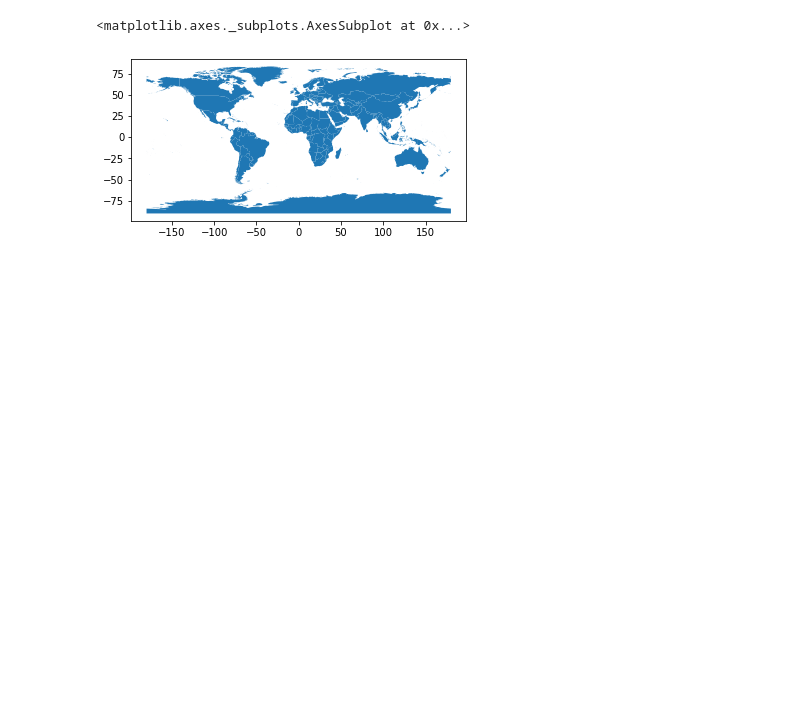
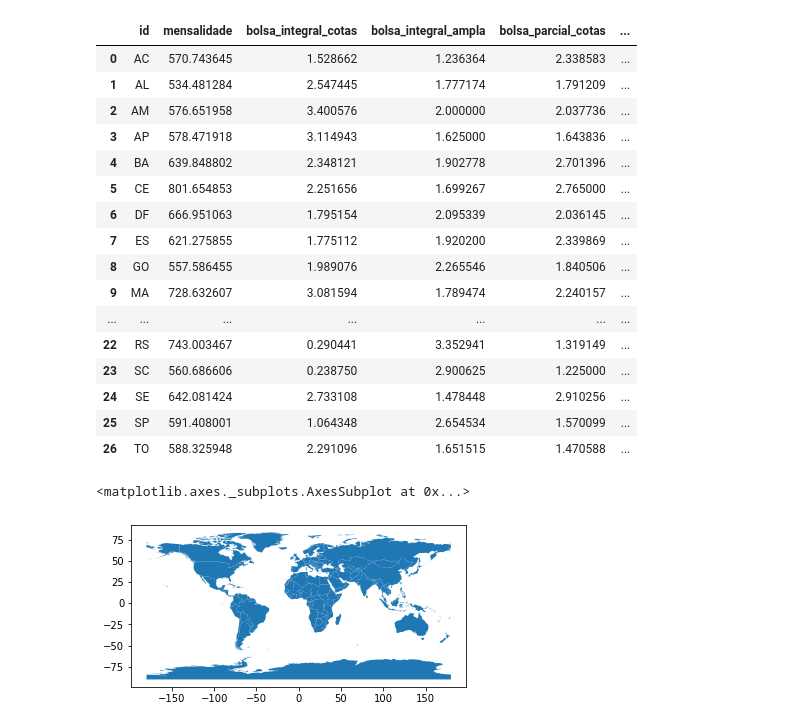
Before and after one commit to LucasTreuke/a2BancoDeDados, a Jupyter notebook: testando.ipynb, the cells around one changed output. Saved outputs shown, nothing was run; the diff lists cells and outputs as text; code cells hidden in the pictures; blank space fills up the shorter version.

```diff
--- a/testando.ipynb
+++ b/testando.ipynb
@@ -1,3 +51,23 @@
+# %%
+gdf3
+# %% [output]
+|  | id | mensalidade | bolsa_integral_cotas | bolsa_integral_ampla | bolsa_parcial_cotas | ... |
+| 0 | AC | 570.743645 | 1.528662 | 1.236364 | 2.338583 | ... |
+| 1 | AL | 534.481284 | 2.547445 | 1.777174 | 1.791209 | ... |
+| 2 | AM | 576.651958 | 3.400576 | 2.000000 | 2.037736 | ... |
+| 3 | AP | 578.471918 | 3.114943 | 1.625000 | 1.643836 | ... |
+| 4 | BA | 639.848802 | 2.348121 | 1.902778 | 2.701396 | ... |
+| 5 | CE | 801.654853 | 2.251656 | 1.699267 | 2.765000 | ... |
+| 6 | DF | 666.951063 | 1.795154 | 2.095339 | 2.036145 | ... |
+| 7 | ES | 621.275855 | 1.775112 | 1.920200 | 2.339869 | ... |
+| 8 | GO | 557.586455 | 1.989076 | 2.265546 | 1.840506 | ... |
+| 9 | MA | 728.632607 | 3.081594 | 1.789474 | 2.240157 | ... |
+| ... | ... | ... | ... | ... | ... | ... |
+| 22 | RS | 743.003467 | 0.290441 | 3.352941 | 1.319149 | ... |
+| 23 | SC | 560.686606 | 0.238750 | 2.900625 | 1.225000 | ... |
+| 24 | SE | 642.081424 | 2.733108 | 1.478448 | 2.910256 | ... |
+| 25 | SP | 591.408001 | 1.064348 | 2.654534 | 1.570099 | ... |
+| 26 | TO | 588.325948 | 2.291096 | 1.651515 | 1.470588 | ... |
 # %%
 import geopandas
 import pandas as pd
```
Also changed, not shown: parts of 3 cells of this notebook, 6 other files.
